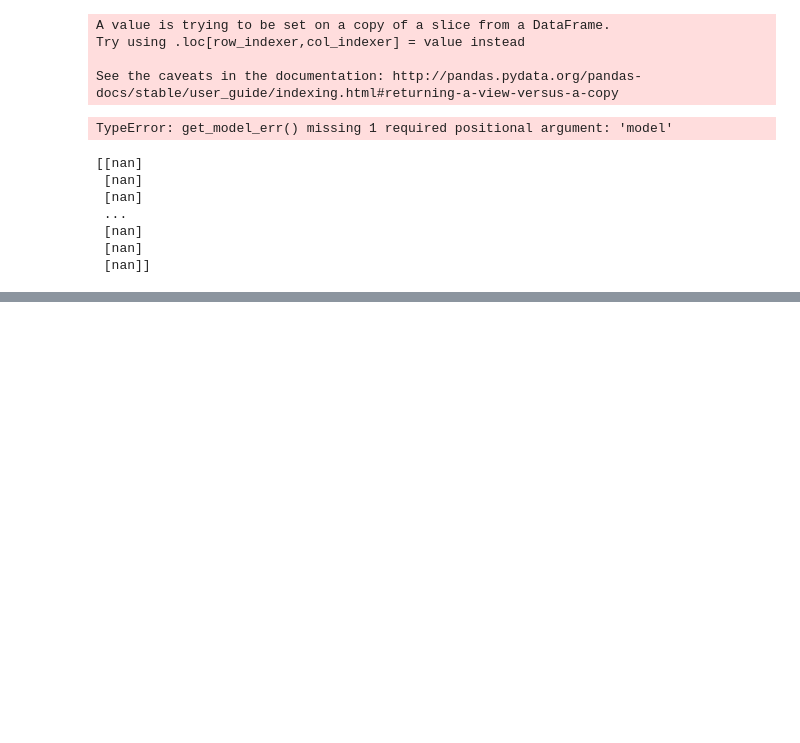
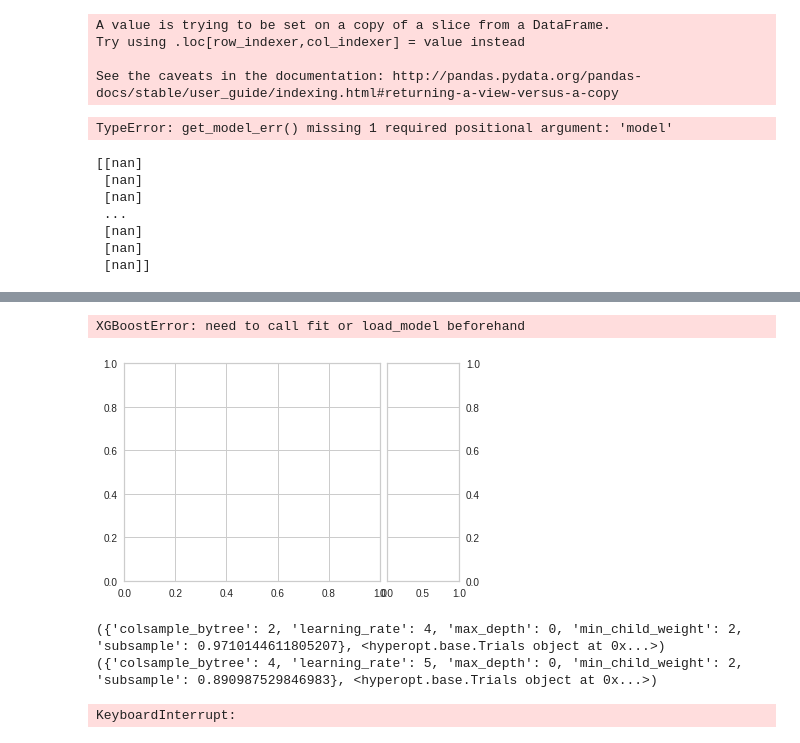
Before and after one commit to PrasannS/WeldingAnalysis, a Jupyter notebook: analysis_2.ipynb, the cells around one changed output, grey strips where cells are left out. Cells and saved outputs as stored; diff of their text form; code cells hidden in the pictures; blank space fills up the shorter version.

Commit message:
hyperopt set up, pending validation

```diff
--- a/analysis_2.ipynb
+++ b/analysis_2.ipynb
@@ -238,0 +311,15 @@ Manual metal arc_Heat input 0.3882254401733745
+# %%
+def try_mod(model):
+    a = []
+    for i in range (0,16):
+        err = get_model_err(df, columns[i],model)
+        a.append(err)
+    i = 0
+    for c in a:
+        if c<1:
+            print(columns[i] +" "+str(c))
+        i+=1
+    return a
+# %% [output]
+XGBoostError: need to call fit or load_model beforehand
+[figure, added]
@@ -238,0 +468,26 @@ Manual metal arc_Heat input 0.3882254401733745
+# %%
+print(try_model())
+"""
+best models
+[
+1.669486962896262,
+ 645.1753925871617,
+ 0.10312447449675048,
+ 103.18961459947872,
+ 5484.029874187485,
+ 0.09797263577499045,
+ 967.1274838775004,
+ 0.263335535060129,
+ 4771.860175168826,
+ 9.09314420400554,
+ 720.1518897794107,
+ 564778.1503883341,
+ 5913.003492349578,
+ 43391.39032373773,
+ 6480.6171853828355,
+ 32672.351943018894]
+"""
+# %% [output]
+({'colsample_bytree': 2, 'learning_rate': 4, 'max_depth': 0, 'min_child_weight': 2, 'subsample': 0.9710144611805207}, <hyperopt.base.Trials object at 0x...>)
+({'colsample_bytree': 4, 'learning_rate': 5, 'max_depth': 0, 'min_child_weight': 2, 'subsample': 0.890987529846983}, <hyperopt.base.Trials object at 0x...>)
+KeyboardInterrupt:
```
Also changed, not shown: parts of 18 cells of this notebook.
